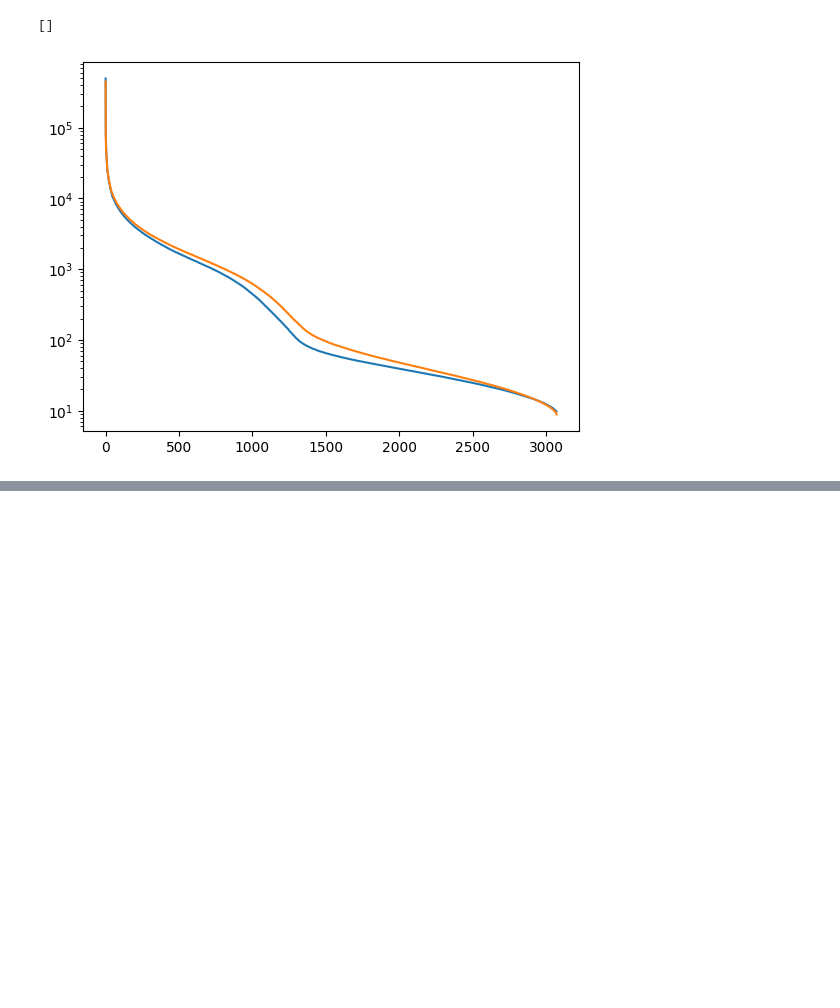
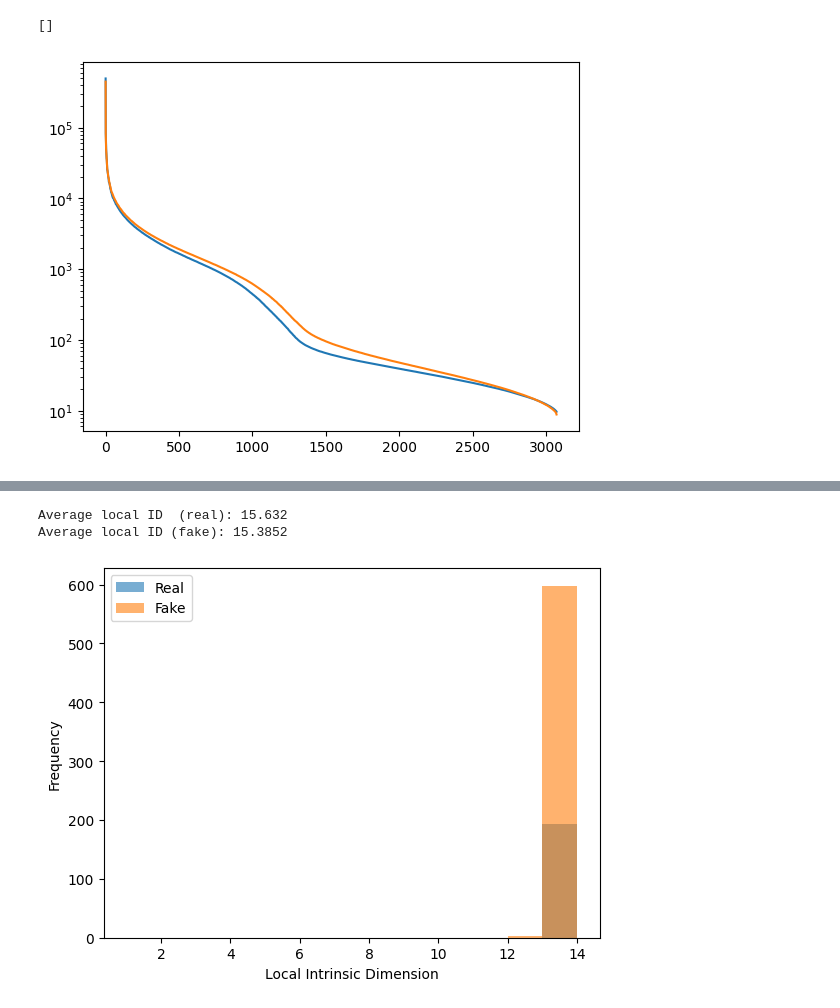
Before and after one commit to skyler-marks/ai-image-detection, a Jupyter notebook: dimensional-reduction.ipynb, the cells around one changed output, grey strips where cells are left out. Saved outputs shown, nothing was run; the diff lists cells and outputs as text; code cells hidden in the pictures; blank space fills up the shorter version.

```diff
--- a/dimensional-reduction.ipynb
+++ b/dimensional-reduction.ipynb
@@ -77,0 +86,78 @@ plt.semilogy()
+# %%
+# -----------------------------------------------------------
+#  Local Intrinsic Dimension via local PCA
+#  Requirements: numpy, scikit-learn
+# -----------------------------------------------------------
+import numpy as np
+from sklearn.neighbors import NearestNeighbors
+from sklearn.decomposition import PCA
+
+def local_intrinsic_dimension(X, k=20, var_threshold=0.95, sample_size=None, seed=0):
+    """
+    Estimate intrinsic dimension at each point using local PCA.
+
+    Parameters
+    ----------
+    X : ndarray, shape (n_samples, n_features)
+        Feature matrix (e.g. ResNet or VGG embeddings).
+    k : int
+        Number of nearest neighbours that form the local patch.
+    var_threshold : float
+        Fraction of variance we want PCA to explain.
+    sample_size : int or None
+        If set, randomly subsample points to speed up computation.
+    seed : int
+        Random seed for reproducibility.
+
+    Returns
+    -------
+    ids : ndarray, shape (n_used_points,)
+        Local intrinsic dimension estimate for every processed point.
+    """
+    rng = np.random.default_rng(seed)
+
+    # Optionally subsample points for speed
+    if sample_size is not None and sample_size < len(X):
+        indices = rng.choice(len(X), size=sample_size, replace=False)
+        X_use = X[indices]
+    else:
+        X_use = X
+
+    # Fit neighbour index on ALL points so neighbours come from full set
+    nbrs = NearestNeighbors(n_neighbors=k, algorithm='auto').fit(X)
+    _, idx = nbrs.kneighbors(X_use)      # idx shape: (n_use, k)
+
+    ids = []
+    for inds in idx:
+        patch = X[inds]
+        pca = PCA().fit(patch)
+        cumsum = np.cumsum(pca.explained_variance_ratio_)
+        # Number of components needed to reach the variance threshold
+        d = np.searchsorted(cumsum, var_threshold) + 1
+        ids.append(d)
+
+    return np.array(ids)
+
+# -----------------------------------------------------------
+#  EXAMPLE USAGE
+# -----------------------------------------------------------
+# real_feats = np.load("real_features_resnet18.npy")   # (N, 512)
+# fake_feats = np.load("fake_features_resnet18.npy")
+
+id_real = local_intrinsic_dimension(real_feats, k=20, var_threshold=0.95)
+id_fake = local_intrinsic_dimension(fake_feats, k=20, var_threshold=0.95)
+
+print("Average local ID  (real):", id_real.mean())
+print("Average local ID (fake):", id_fake.mean())
+
+# Optional: visualise distribution
+import matplotlib.pyplot as plt
+plt.hist(id_real, bins=range(1, 15), alpha=0.6, label="Real")
+plt.hist(id_fake, bins=range(1, 15), alpha=0.6, label="Fake")
+plt.xlabel("Local Intrinsic Dimension")
+plt.ylabel("Frequency")
+plt.legend(); plt.show()
+# %% [output]
+Average local ID  (real): 15.632
+Average local ID (fake): 15.3852
+[figure, added]
```
Also changed, not shown: parts of 7 cells of this notebook.
